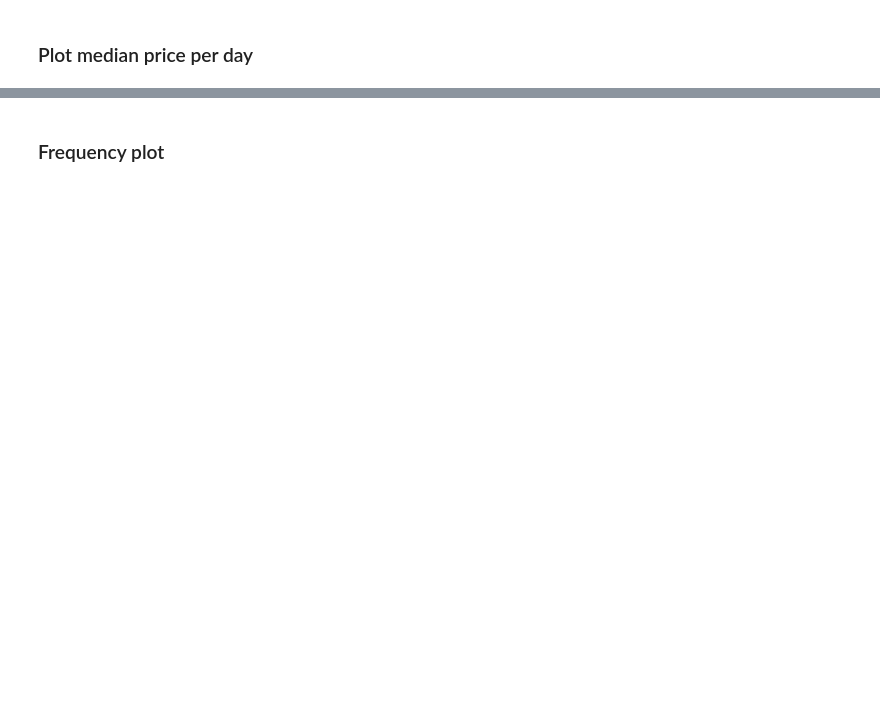
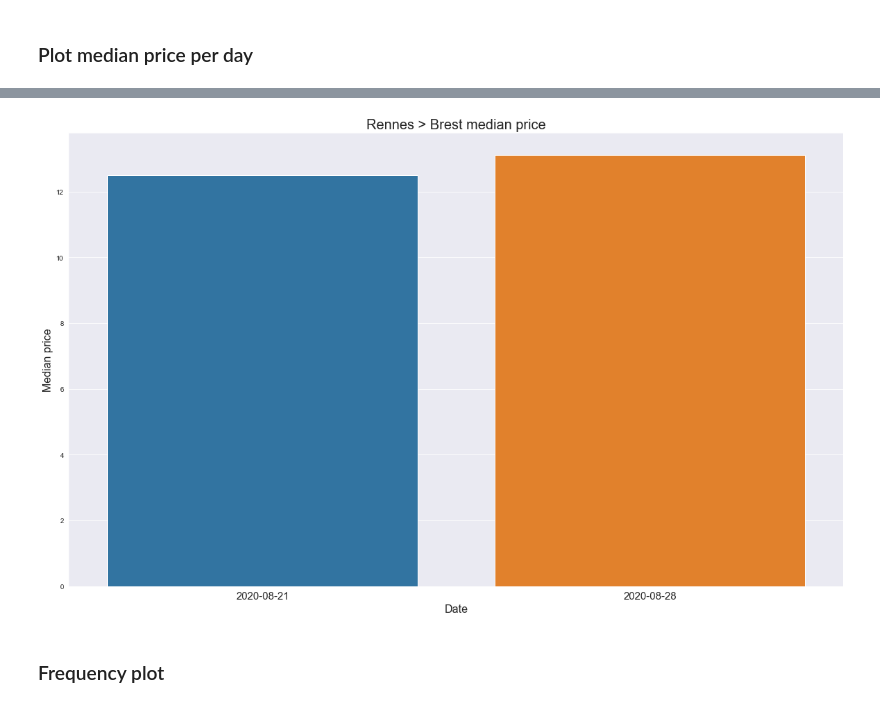
Before and after one commit to GHCamille/blablattractiveness, a Jupyter notebook: get_blabla_data.ipynb, the cells around one changed output, grey strips where cells are left out. Saved outputs shown, nothing was run; the diff lists cells and outputs as text; code cells hidden in the pictures; blank space fills up the shorter version.

```diff
--- a/get_blabla_data.ipynb
+++ b/get_blabla_data.ipynb
@@ -136,0 +140,15 @@ df_median
+# %%
+sns.set_style('darkgrid')
+plt.figure(figsize=(20,12))
+
+ax_3 = sns.barplot(x="date_", y="median_price", data = df_median, order = df_median["date_"].tolist())
+
+ax_3.set_title('Rennes > Brest median price', fontsize=20)
+ax_3.set_xticklabels(df_median.date, fontsize = 15)
+
+ax_3.set_ylabel('Median price', fontsize=16)
+ax_3.set_xlabel('Date', fontsize=16)
+
+plt.show()
+# %% [output]
+[figure, added]
```
Also changed, not shown: parts of 12 cells of this notebook.
